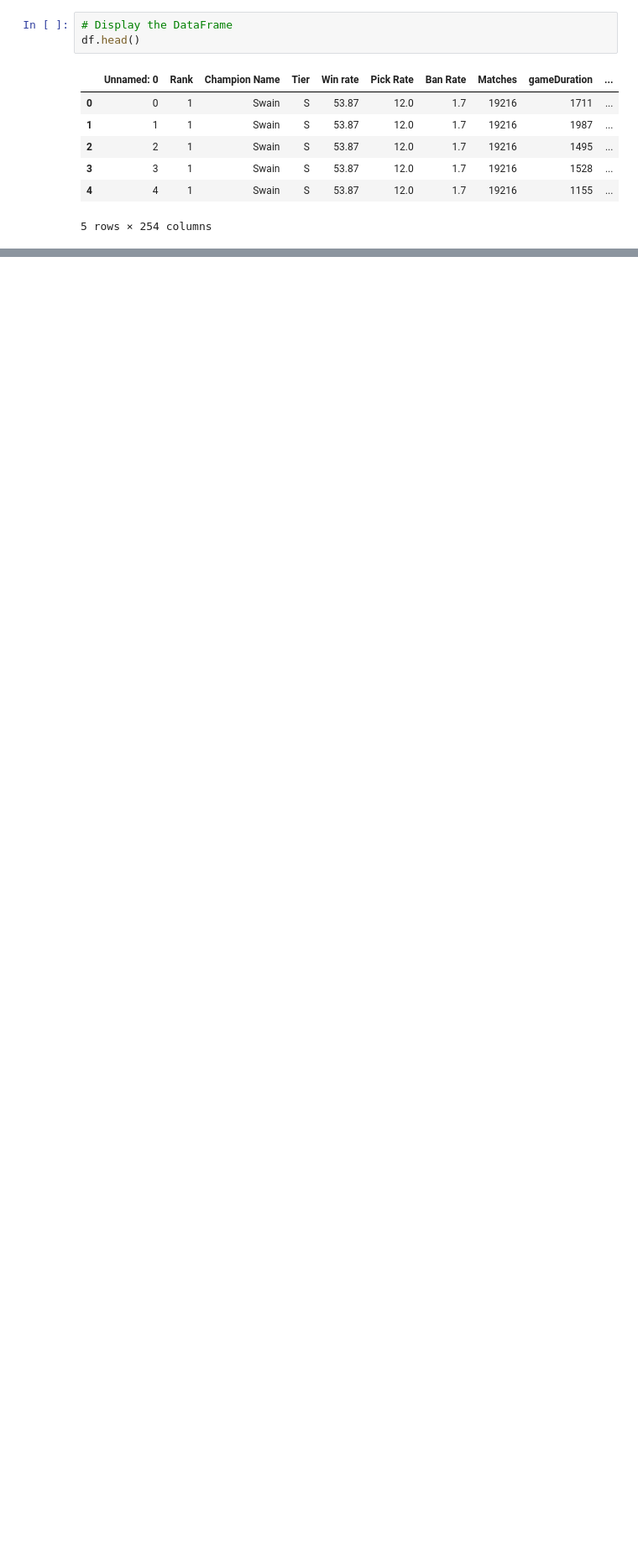
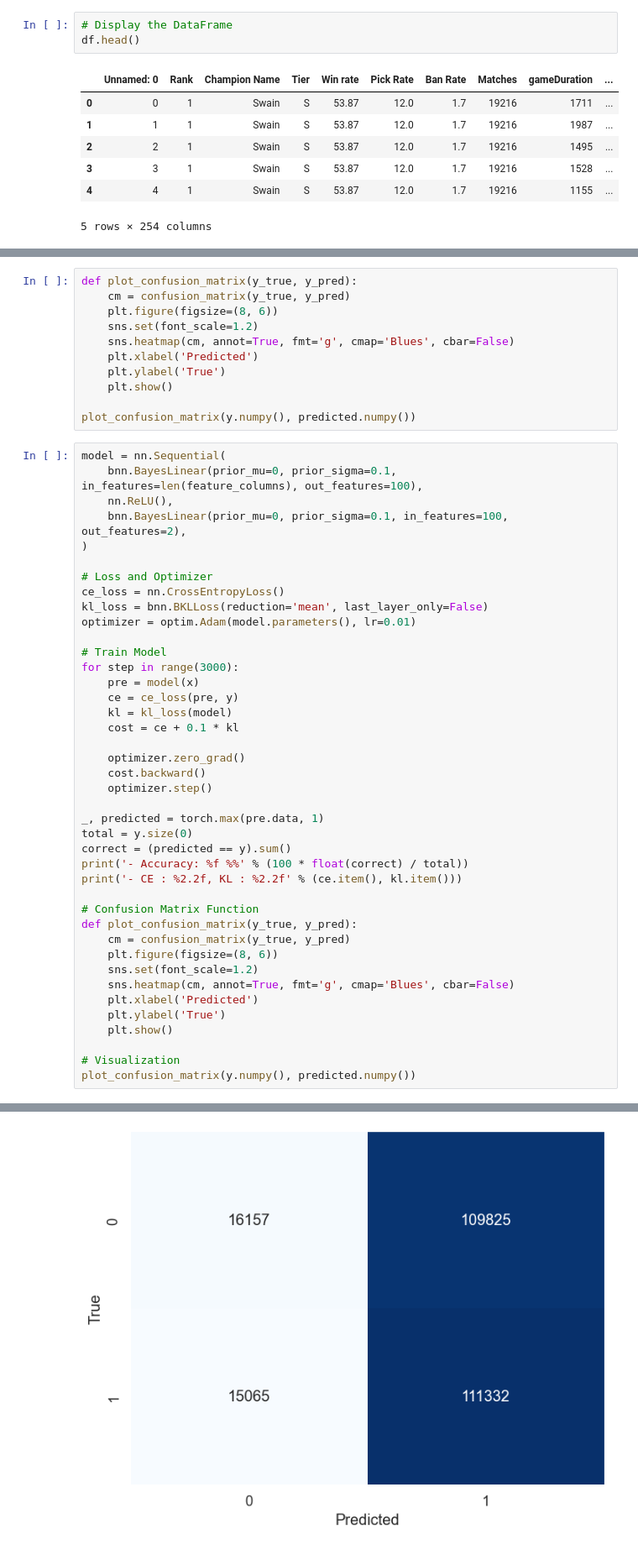
Before and after one commit to NicolaiLindner/Leaguify_Website, a Jupyter notebook: notebooks/exploration.ipynb, the cells around one changed output, grey strips where cells are left out. Shown: that part at 84% size. Drawn from its saved outputs; the diff is of its cells as text; blank space fills up the shorter version.

Commit message:
Trained a neural network and a bayesian neural network

```diff
--- a/notebooks/exploration.ipynb
+++ b/notebooks/exploration.ipynb
@@ -24,0 +250,53 @@ df.head()
+# %%
+def plot_confusion_matrix(y_true, y_pred):
+    cm = confusion_matrix(y_true, y_pred)
+    plt.figure(figsize=(8, 6))
+    sns.set(font_scale=1.2)
+    sns.heatmap(cm, annot=True, fmt='g', cmap='Blues', cbar=False)
+    plt.xlabel('Predicted')
+    plt.ylabel('True')
+    plt.show()
+
+plot_confusion_matrix(y.numpy(), predicted.numpy())
+# %%
+model = nn.Sequential(
+    bnn.BayesLinear(prior_mu=0, prior_sigma=0.1, in_features=len(feature_columns), out_features=100),
+    nn.ReLU(),
+    bnn.BayesLinear(prior_mu=0, prior_sigma=0.1, in_features=100, out_features=2),
+)
+
+# Loss and Optimizer
+ce_loss = nn.CrossEntropyLoss()
+kl_loss = bnn.BKLLoss(reduction='mean', last_layer_only=False)
+optimizer = optim.Adam(model.parameters(), lr=0.01)
+
+# Train Model
+for step in range(3000):
+    pre = model(x)
+    ce = ce_loss(pre, y)
+    kl = kl_loss(model)
+    cost = ce + 0.1 * kl
+
+    optimizer.zero_grad()
+    cost.backward()
+    optimizer.step()
+
+_, predicted = torch.max(pre.data, 1)
+total = y.size(0)
+correct = (predicted == y).sum()
+print('- Accuracy: %f %%' % (100 * float(correct) / total))
+print('- CE : %2.2f, KL : %2.2f' % (ce.item(), kl.item()))
+
+# Confusion Matrix Function
+def plot_confusion_matrix(y_true, y_pred):
+    cm = confusion_matrix(y_true, y_pred)
+    plt.figure(figsize=(8, 6))
+    sns.set(font_scale=1.2)
+    sns.heatmap(cm, annot=True, fmt='g', cmap='Blues', cbar=False)
+    plt.xlabel('Predicted')
+    plt.ylabel('True')
+    plt.show()
+
+# Visualization
+plot_confusion_matrix(y.numpy(), predicted.numpy())
+# %% [output]
@@ -24,0 +305 @@ df.head()
+[figure, added]
```
Also changed, not shown: parts of 6 cells of this notebook.
